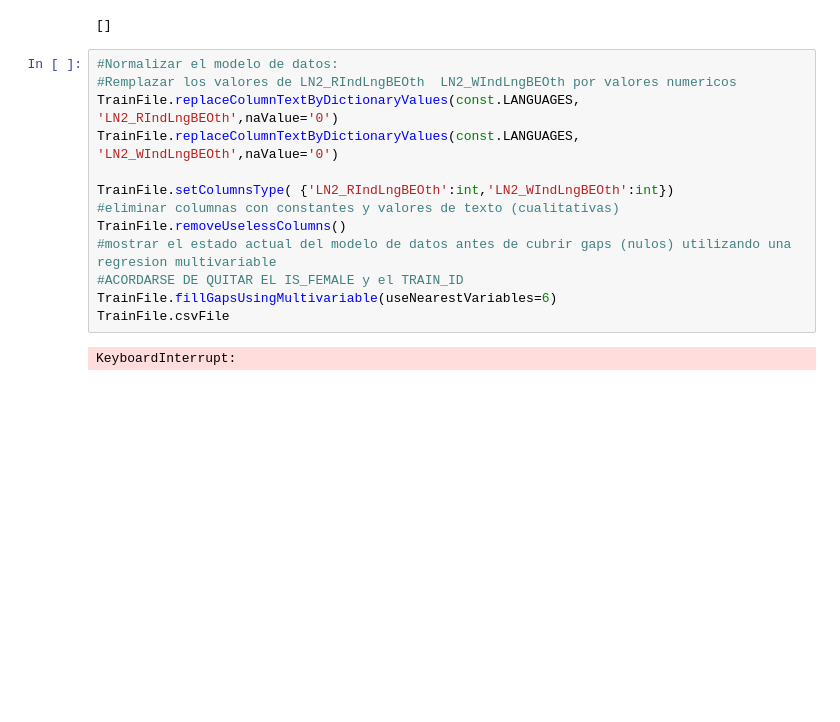
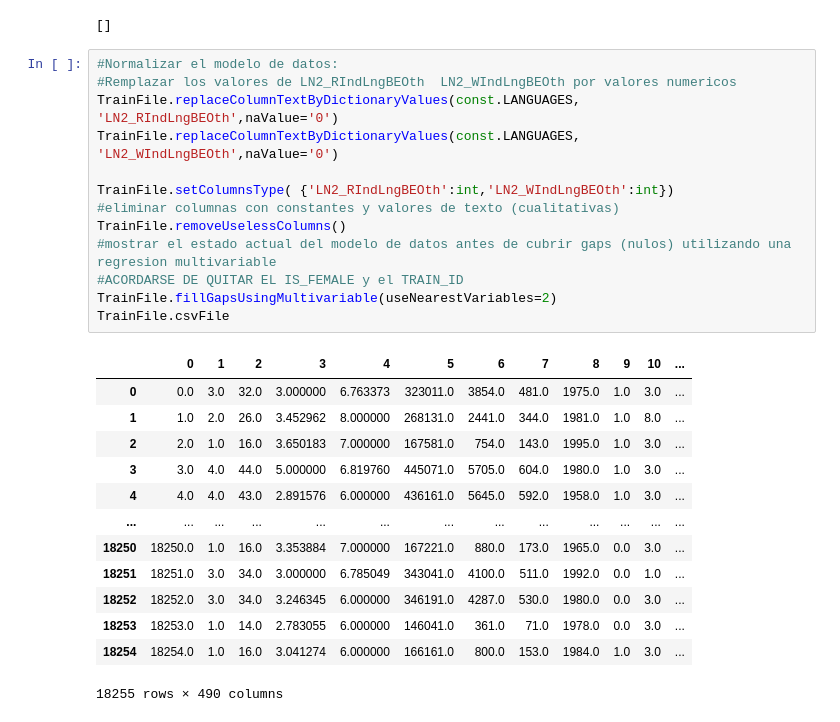
Before and after one commit to PedroVM/PGrp_GenderDetermination, a Jupyter notebook: GenderDetermination.ipynb, the cells around one changed output. Cells and saved outputs as stored; diff of their text form; blank space fills up the shorter version.

```diff
--- a/GenderDetermination.ipynb
+++ b/GenderDetermination.ipynb
@@ -59,18 +59,30 @@ TrainFile.removeColumnsHavingNulls(90, Silent=True)
 # %%
 #Normalizar el modelo de datos:
 #Remplazar los valores de LN2_RIndLngBEOth	LN2_WIndLngBEOth por valores numericos
 TrainFile.replaceColumnTextByDictionaryValues(const.LANGUAGES, 'LN2_RIndLngBEOth',naValue='0')
 TrainFile.replaceColumnTextByDictionaryValues(const.LANGUAGES, 'LN2_WIndLngBEOth',naValue='0')
 
 TrainFile.setColumnsType( {'LN2_RIndLngBEOth':int,'LN2_WIndLngBEOth':int})
 #eliminar columnas con constantes y valores de texto (cualitativas)
 TrainFile.removeUselessColumns()
 #mostrar el estado actual del modelo de datos antes de cubrir gaps (nulos) utilizando una regresion multivariable
 #ACORDARSE DE QUITAR EL IS_FEMALE y el TRAIN_ID
-TrainFile.fillGapsUsingMultivariable(useNearestVariables=6)
+TrainFile.fillGapsUsingMultivariable(useNearestVariables=2)
 TrainFile.csvFile
 # %% [output]
+|  | 0 | 1 | 2 | 3 | 4 | 5 | 6 | 7 | 8 | 9 | 10 | ... |
+| 0 | 0.0 | 3.0 | 32.0 | 3.000000 | 6.763373 | 323011.0 | 3854.0 | 481.0 | 1975.0 | 1.0 | 3.0 | ... |
+| 1 | 1.0 | 2.0 | 26.0 | 3.452962 | 8.000000 | 268131.0 | 2441.0 | 344.0 | 1981.0 | 1.0 | 8.0 | ... |
+| 2 | 2.0 | 1.0 | 16.0 | 3.650183 | 7.000000 | 167581.0 | 754.0 | 143.0 | 1995.0 | 1.0 | 3.0 | ... |
+| 3 | 3.0 | 4.0 | 44.0 | 5.000000 | 6.819760 | 445071.0 | 5705.0 | 604.0 | 1980.0 | 1.0 | 3.0 | ... |
+| 4 | 4.0 | 4.0 | 43.0 | 2.891576 | 6.000000 | 436161.0 | 5645.0 | 592.0 | 1958.0 | 1.0 | 3.0 | ... |
+| ... | ... | ... | ... | ... | ... | ... | ... | ... | ... | ... | ... | ... |
+| 18250 | 18250.0 | 1.0 | 16.0 | 3.353884 | 7.000000 | 167221.0 | 880.0 | 173.0 | 1965.0 | 0.0 | 3.0 | ... |
+| 18251 | 18251.0 | 3.0 | 34.0 | 3.000000 | 6.785049 | 343041.0 | 4100.0 | 511.0 | 1992.0 | 0.0 | 1.0 | ... |
+| 18252 | 18252.0 | 3.0 | 34.0 | 3.246345 | 6.000000 | 346191.0 | 4287.0 | 530.0 | 1980.0 | 0.0 | 3.0 | ... |
+| 18253 | 18253.0 | 1.0 | 14.0 | 2.783055 | 6.000000 | 146041.0 | 361.0 | 71.0 | 1978.0 | 0.0 | 3.0 | ... |
+| 18254 | 18254.0 | 1.0 | 16.0 | 3.041274 | 6.000000 | 166161.0 | 800.0 | 153.0 | 1984.0 | 1.0 | 3.0 | ... |
-KeyboardInterrupt:
+18255 rows × 490 columns
 # %%
 #Eliminar columnas con un coef. de pearson menor de 0.3 siendo 1 el maximo y 0 no relación
 #considerando valores absolutos
```
Also changed, not shown: parts of 1 cell of this notebook, 1 other file.
